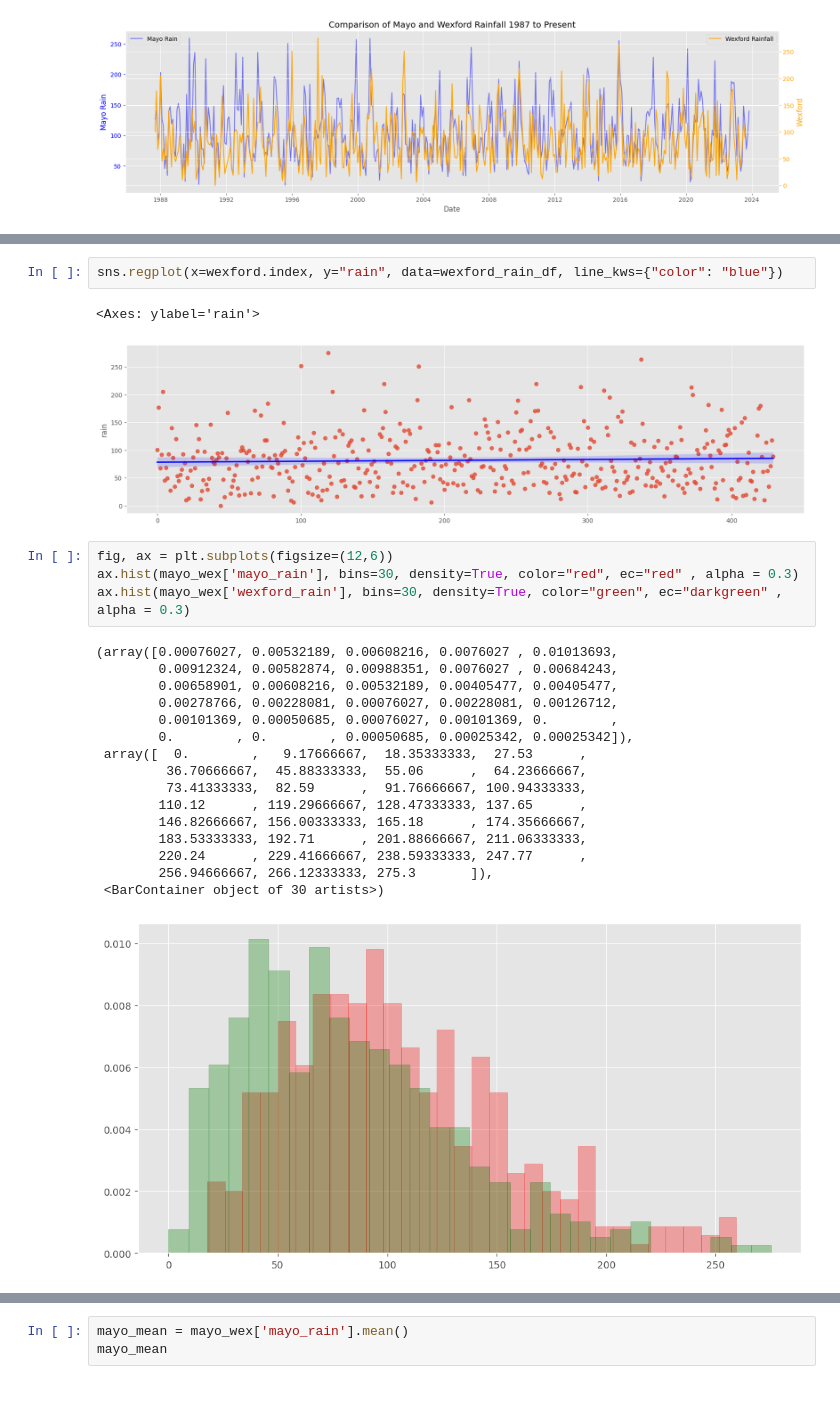
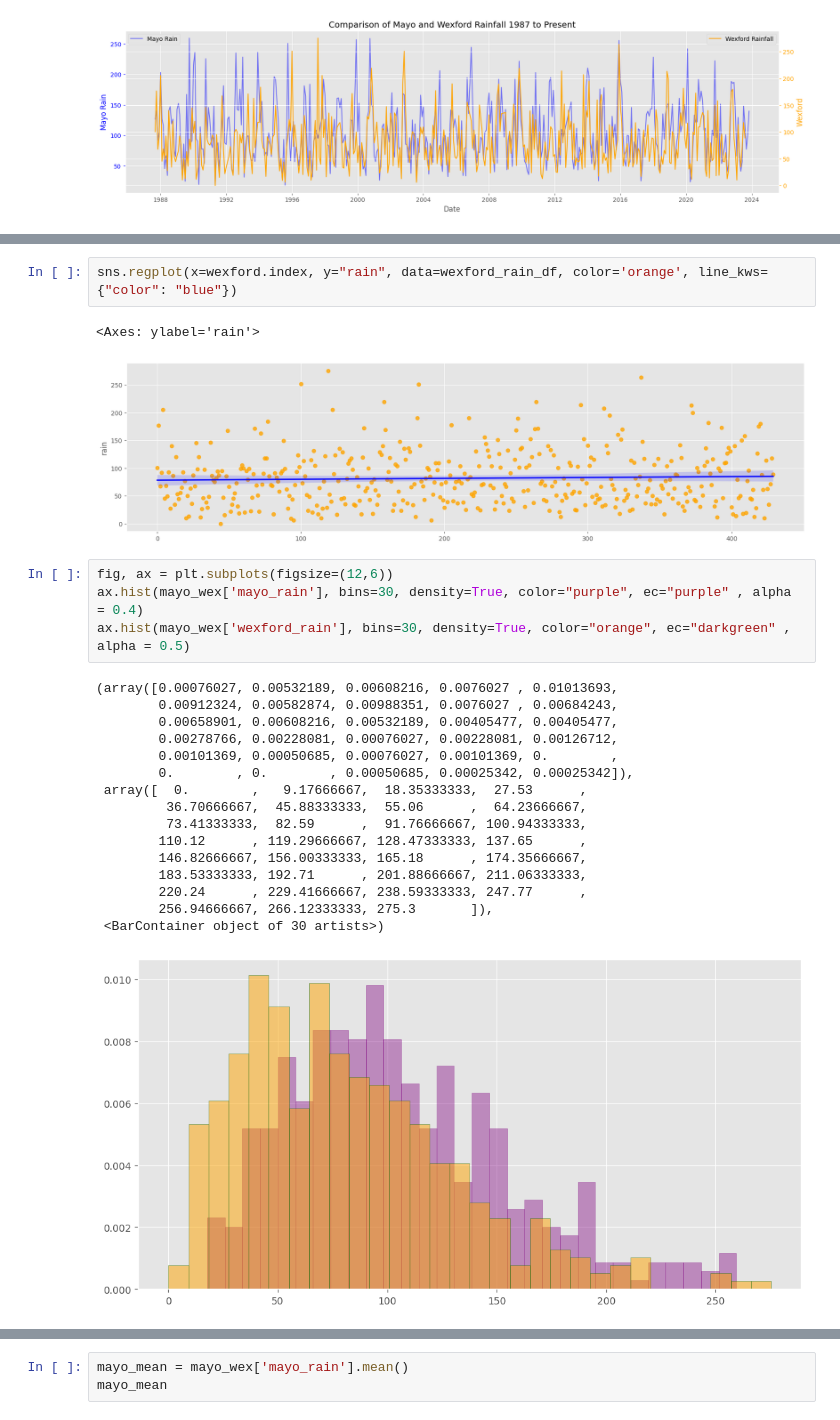
Before and after one commit to emma2d/Prog_for_DA.Project2, a Jupyter notebook: project2.ipynb, the cells around one changed output, grey strips where cells are left out. Cells and saved outputs as stored; diff of their text form.

```diff
--- a/project2.ipynb
+++ b/project2.ipynb
@@ -568,28 +568,28 @@ plt.show()
 # %%
-sns.regplot(x=wexford.index, y="rain", data=wexford_rain_df, line_kws={"color": "blue"})
+sns.regplot(x=wexford.index, y="rain", data=wexford_rain_df, color='orange', line_kws={"color": "blue"})
 # %% [output]
 <Axes: ylabel='rain'>
-[figure, old version]
+[figure, new version]
 # %%
 fig, ax = plt.subplots(figsize=(12,6))
-ax.hist(mayo_wex['mayo_rain'], bins=30, density=True, color="red", ec="red" , alpha = 0.3)
-ax.hist(mayo_wex['wexford_rain'], bins=30, density=True, color="green", ec="darkgreen" , alpha = 0.3)
+ax.hist(mayo_wex['mayo_rain'], bins=30, density=True, color="purple", ec="purple" , alpha = 0.4)
+ax.hist(mayo_wex['wexford_rain'], bins=30, density=True, color="orange", ec="darkgreen" , alpha = 0.5)
 # %% [output]
 (array([0.00076027, 0.00532189, 0.00608216, 0.0076027 , 0.01013693,
         0.00912324, 0.00582874, 0.00988351, 0.0076027 , 0.00684243,
         0.00658901, 0.00608216, 0.00532189, 0.00405477, 0.00405477,
         0.00278766, 0.00228081, 0.00076027, 0.00228081, 0.00126712,
         0.00101369, 0.00050685, 0.00076027, 0.00101369, 0.        ,
         0.        , 0.        , 0.00050685, 0.00025342, 0.00025342]),
  array([  0.        ,   9.17666667,  18.35333333,  27.53      ,
          36.70666667,  45.88333333,  55.06      ,  64.23666667,
          73.41333333,  82.59      ,  91.76666667, 100.94333333,
         110.12      , 119.29666667, 128.47333333, 137.65      ,
         146.82666667, 156.00333333, 165.18      , 174.35666667,
         183.53333333, 192.71      , 201.88666667, 211.06333333,
         220.24      , 229.41666667, 238.59333333, 247.77      ,
         256.94666667, 266.12333333, 275.3       ]),
  <BarContainer object of 30 artists>)
-[figure, old version]
+[figure, new version]
 # %%
 fig, ax = plt.subplots(figsize=(12,6))
```
Also changed, not shown: parts of 8 cells of this notebook.
